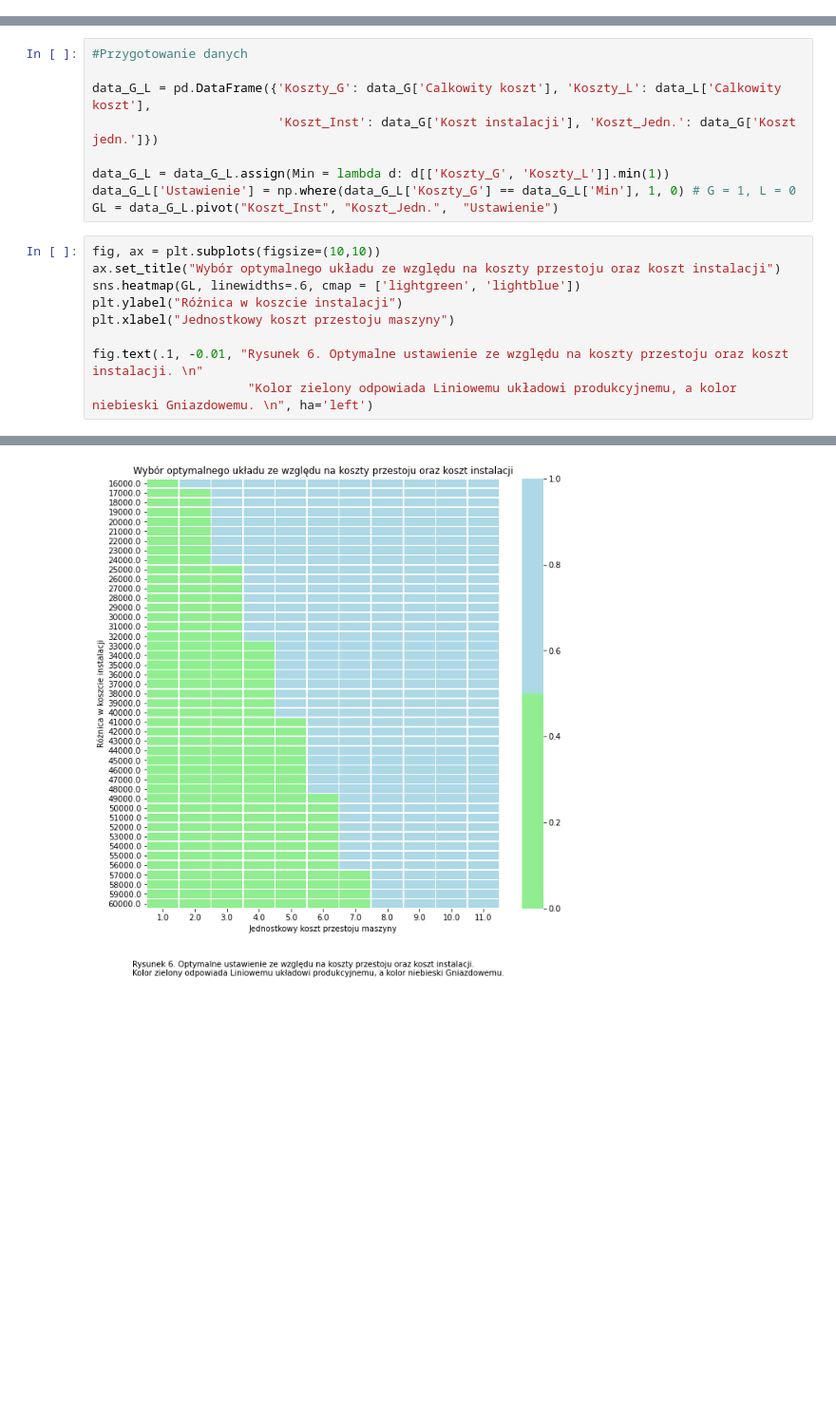
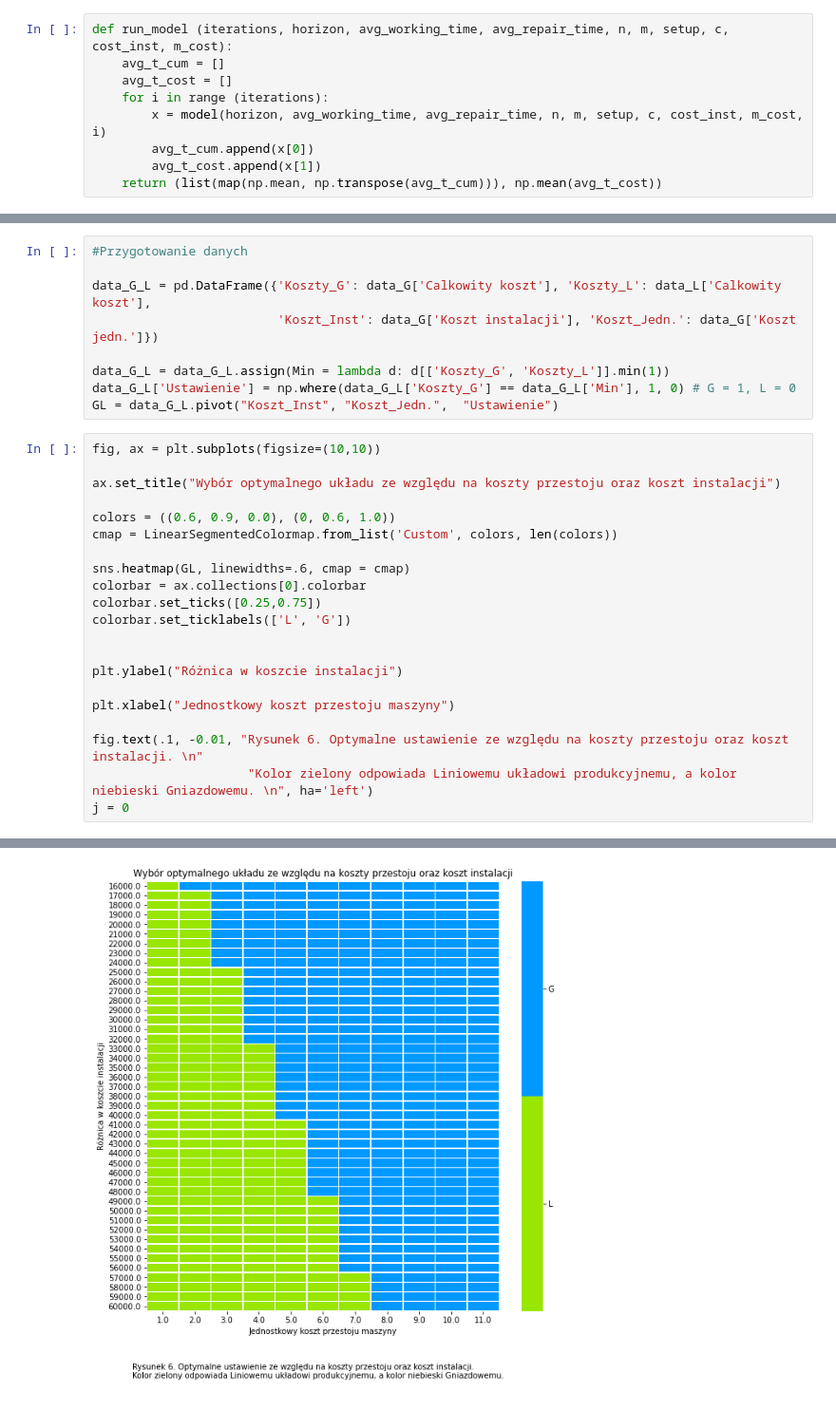
Before and after one commit to fmordarski/Gwintex, a Jupyter notebook: Raport_GWINTEX.ipynb, the cells around one changed output, grey strips where cells are left out. Shown at 95% size. Drawn from its saved outputs; the diff is of its cells as text; blank space fills up the shorter version.

```diff
--- a/Raport_GWINTEX.ipynb
+++ b/Raport_GWINTEX.ipynb
@@ -329,6 +330,15 @@ W pierwszej kolejności zestaw danych został podzielony na zbiór uczący (75 %
 # %% [markdown]
 ### 5.2 Analiza wyboru optymalnego układu produkcyjnego w zależności od jednostkowego kosztu przestoju i różnicy w koszcie instalacji.
 <br> W tej części raportu przeanalizowano wpływ zmiany jednostkowego kosztu przestoju oraz różnicy w koszcie instalacji na wybór optymalnego układu produkcyjnego. Zgodnie z logiką firma chce minimalizować koszty, a więc wybierze ten układ dla którego będą one najmniejsze. Dlatego analizowaną wielkością na podstawie której można dokonać wyboru będzie koszt całkowity jaki ponosi przedsiębiorstwo przy danym układzie produkcyjnym. Do przeprowadzenia symulacji przyjęto zakres kosztu jednostkowego  od 1 do 11 zł za minutę. Natomiast przedział kosztu instalacji ustalono w granicach od 16  do 60  tys. zł z granulacją co 1 tys. zł. Dodatkowo przyjęto, że firma posiada 6 zestawów narzędzi, a koszt jednego zestawu ustalono na poziomie 20 tys. zł (przy czym należy zaznaczyć, że w tym wypadku koszt zestawu nie ma wpływu na wybór układu produkcyjnego gdyż nie zmienia on realnej różnicy w koszcie całkowitym pomiędzy danymi układami)
+# %%
+def run_model (iterations, horizon, avg_working_time, avg_repair_time, n, m, setup, c, cost_inst, m_cost):
+    avg_t_cum = []
+    avg_t_cost = []
+    for i in range (iterations):
+        x = model(horizon, avg_working_time, avg_repair_time, n, m, setup, c, cost_inst, m_cost, i)
+        avg_t_cum.append(x[0])
+        avg_t_cost.append(x[1])
+    return (list(map(np.mean, np.transpose(avg_t_cum))), np.mean(avg_t_cost))
 # %%
 unit_costs = range(1, 12)
 m_cost = 20000
@@ -366,11 +376,23 @@ data_G_L['Ustawienie'] = np.where(data_G_L['Koszty_G'] == data_G_L['Min'], 1, 0)
 GL = data_G_L.pivot("Koszt_Inst", "Koszt_Jedn.",  "Ustawienie")
 # %%
 fig, ax = plt.subplots(figsize=(10,10))
+
 ax.set_title("Wybór optymalnego układu ze względu na koszty przestoju oraz koszt instalacji")
-sns.heatmap(GL, linewidths=.6, cmap = ['lightgreen', 'lightblue'])
+
+colors = ((0.6, 0.9, 0.0), (0, 0.6, 1.0))
+cmap = LinearSegmentedColormap.from_list('Custom', colors, len(colors))
+
+sns.heatmap(GL, linewidths=.6, cmap = cmap)
+colorbar = ax.collections[0].colorbar
+colorbar.set_ticks([0.25,0.75])
+colorbar.set_ticklabels(['L', 'G'])
+
+
 plt.ylabel("Różnica w koszcie instalacji")
+
 plt.xlabel("Jednostkowy koszt przestoju maszyny")
 
 fig.text(.1, -0.01, "Rysunek 6. Optymalne ustawienie ze względu na koszty przestoju oraz koszt instalacji. \n"
                      "Kolor zielony odpowiada Liniowemu układowi produkcyjnemu, a kolor niebieski Gniazdowemu. \n", ha='left')
+j = 0
 # %% [output]
@@ -378,4 +399,4 @@ Text(0.1, -0.01, 'Rysunek 6. Optymalne ustawienie ze względu na koszty przestoj
-[figure, old version]
+[figure, new version]
 # %% [markdown]
 Na rysunku nr 6 widać, który układ produkcyjny będzie optymalny przy danych parametrach. Można zauważyć, że wraz ze wzrostem kosztu przestoju przewagę nad układem liniowym uzyskuje układ gniazdowy co jest zgodne z intuicją, gdyż przy takim układzie każda maszyna jest zlokalizowana w takiej samej (stosunkowo niedużej) odległości od warsztatu a więc czas dostarczenia narzędzi do zepsutej maszyny jest krótszy niż w przypadku układu liniowego co z kolei przekłada się na niższe koszty całkowite.
 
```
Also changed, not shown: parts of 5 cells of this notebook.
